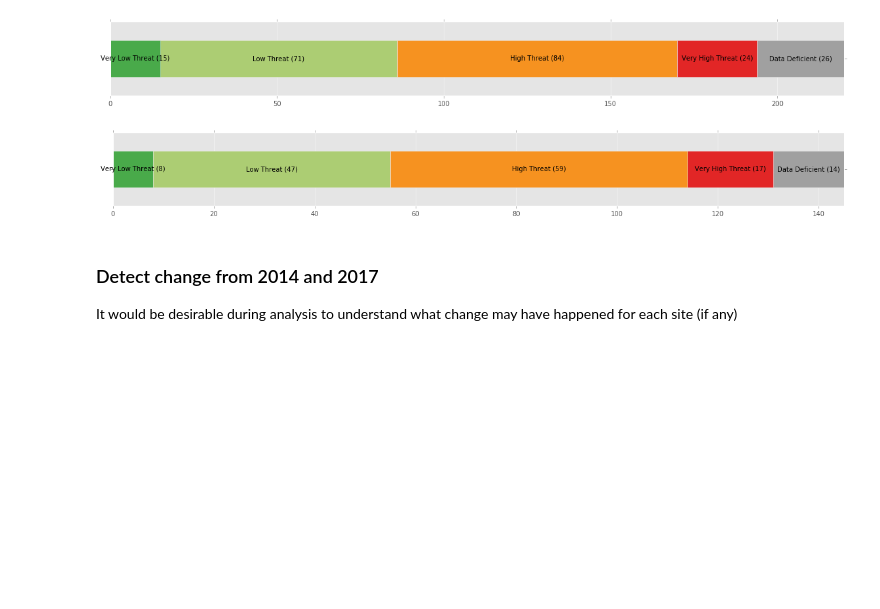
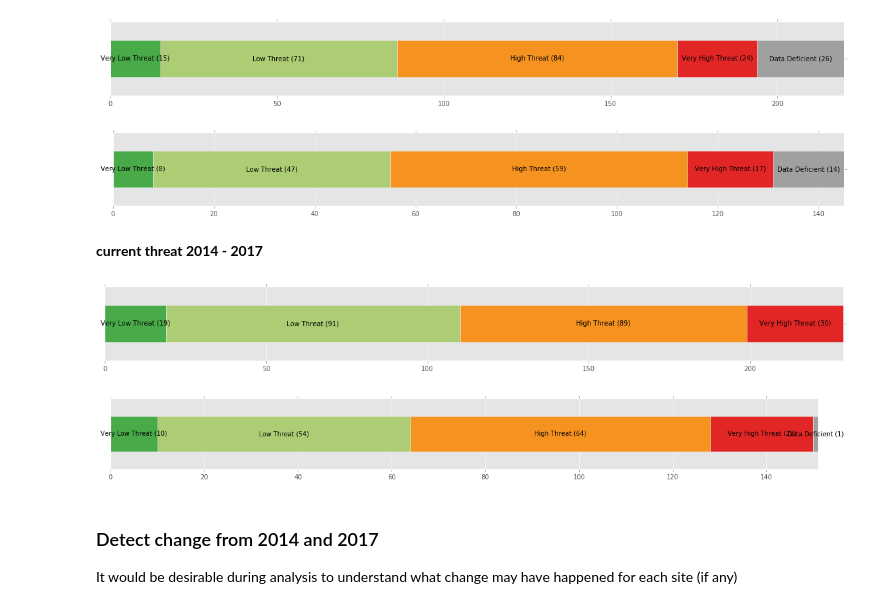
Before and after one commit to Yichuans/world-heritage-outlook-analysis, a Jupyter notebook: Draft analysis.ipynb, the cells around one changed output. Saved outputs shown, nothing was run; the diff lists cells and outputs as text; code cells hidden in the pictures; blank space fills up the shorter version.

```diff
--- a/Draft analysis.ipynb
+++ b/Draft analysis.ipynb
@@ -313,6 +378,16 @@ plot_summary_statistics(summary_statistics(overall[CYCLE_2014_OVERALL], 'potenti
 plot_summary_statistics(summary_statistics(overall[CYCLE_2017_OVERALL], 'potential_threat')[['Very Low Threat','Low Threat','High Threat','Very High Threat', 'Data Deficient']])
 # %% [output]
 [figure]
+# %% [markdown]
+**current threat 2014 - 2017**
+# %%
+plot_summary_statistics(summary_statistics(overall[CYCLE_2014_OVERALL], 'current_threat')[['Very Low Threat','Low Threat','High Threat','Very High Threat']])
+# %% [output]
+[figure, added]
+# %%
+plot_summary_statistics(summary_statistics(overall[CYCLE_2017_OVERALL], 'current_threat')[['Very Low Threat','Low Threat','High Threat','Very High Threat', 'Data Deficient']])
+# %% [output]
+[figure, added]
 # %% [markdown]
 ### Detect change from 2014 and 2017
 
```
Also changed, not shown: parts of 19 cells of this notebook, 1 other file.
